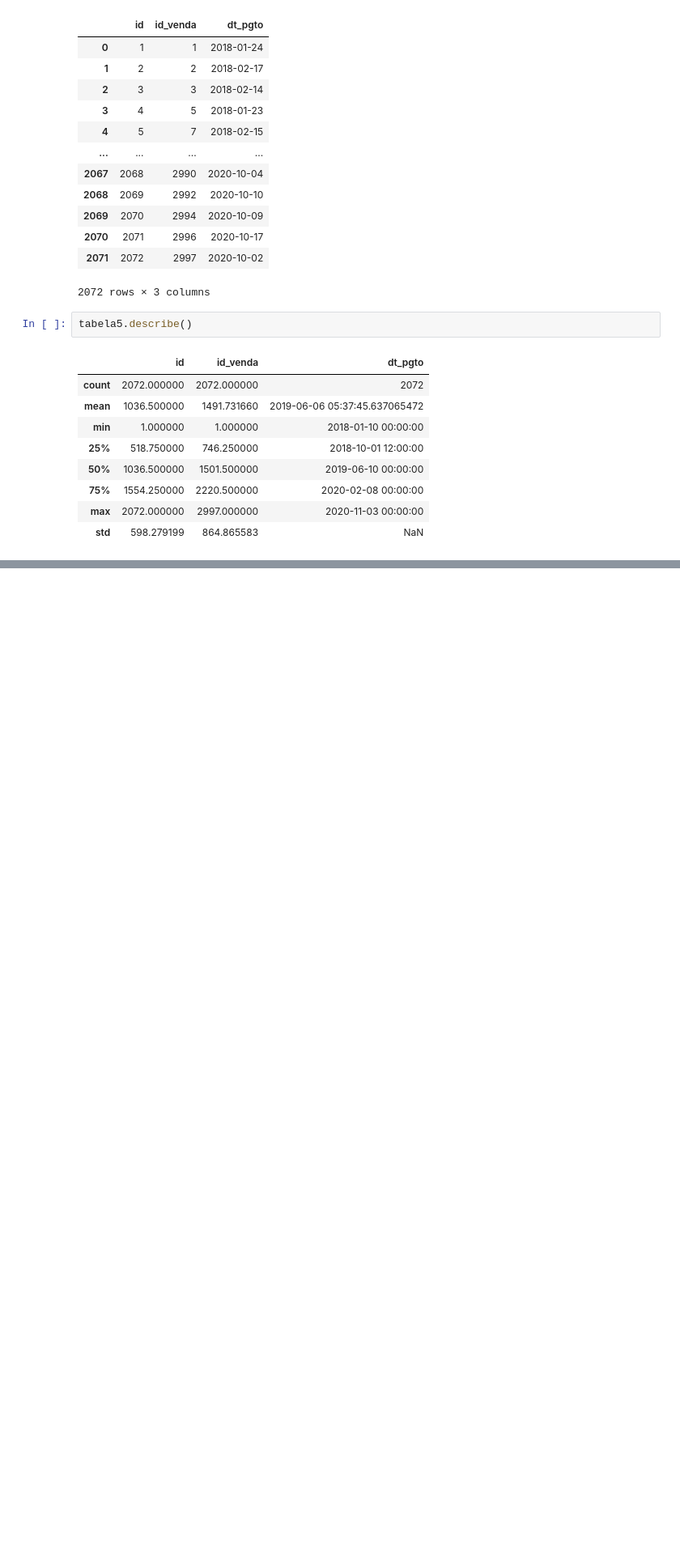
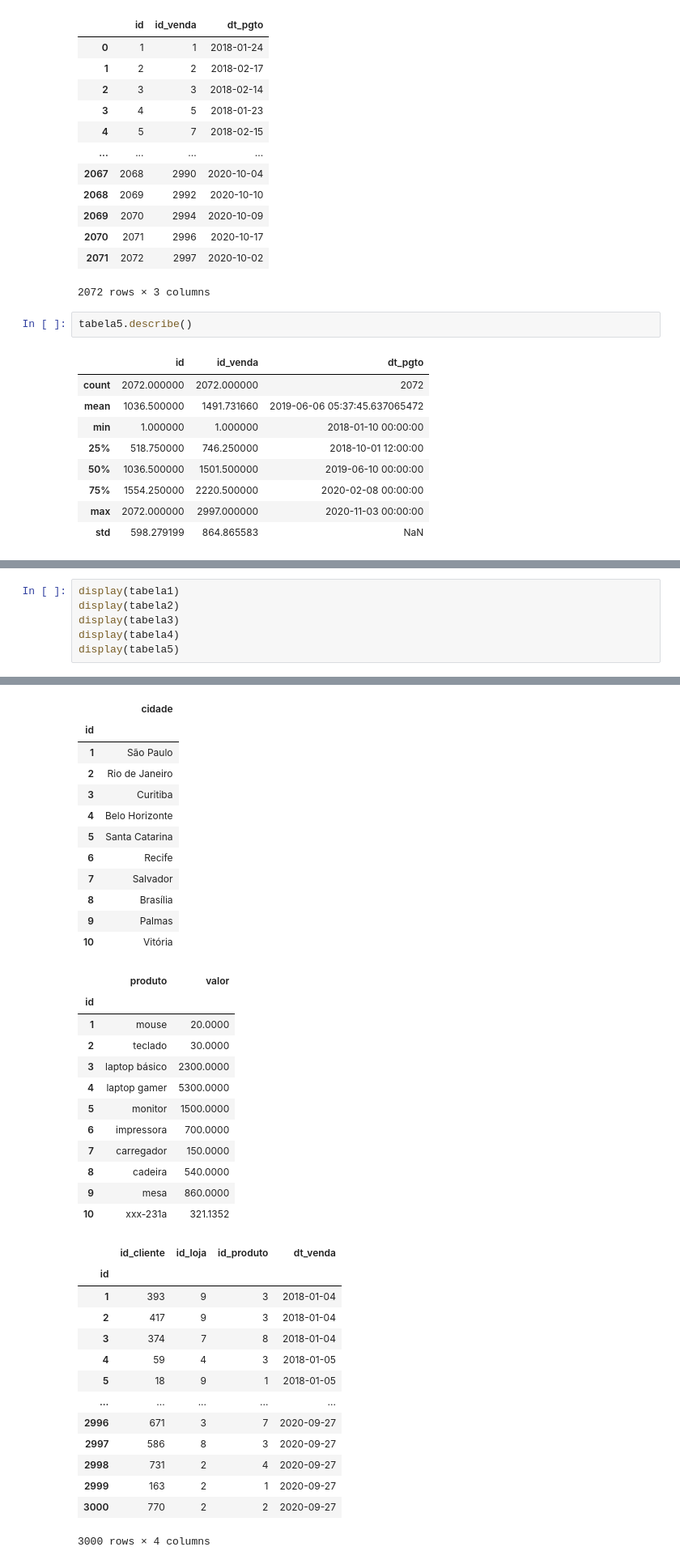
Before and after one commit to gamiel075/analise-de-dados, a Jupyter notebook: analise3.ipynb, the cells around one changed output, grey strips where cells are left out. Shown: that part at 81% size. Cells and saved outputs as stored; diff of their text form; blank space fills up the shorter version.

```diff
--- a/analise3.ipynb
+++ b/analise3.ipynb
@@ -269,0 +576,7 @@ tabela5.describe()
+# %%
+display(tabela1)
+display(tabela2)
+display(tabela3)
+display(tabela4)
+display(tabela5)
+# %% [output]
@@ -269,0 +597,38 @@ tabela5.describe()
+|  | cidade |
+| id |  |
+| 1 | São Paulo |
+| 2 | Rio de Janeiro |
+| 3 | Curitiba |
+| 4 | Belo Horizonte |
+| 5 | Santa Catarina |
+| 6 | Recife |
+| 7 | Salvador |
+| 8 | Brasília |
+| 9 | Palmas |
+| 10 | Vitória |
+|  | produto | valor |
+| id |  |  |
+| 1 | mouse | 20.0000 |
+| 2 | teclado | 30.0000 |
+| 3 | laptop básico | 2300.0000 |
+| 4 | laptop gamer | 5300.0000 |
+| 5 | monitor | 1500.0000 |
+| 6 | impressora | 700.0000 |
+| 7 | carregador | 150.0000 |
+| 8 | cadeira | 540.0000 |
+| 9 | mesa | 860.0000 |
+| 10 | xxx-231a | 321.1352 |
+|  | id_cliente | id_loja | id_produto | dt_venda |
+| id |  |  |  |  |
+| 1 | 393 | 9 | 3 | 2018-01-04 |
+| 2 | 417 | 9 | 3 | 2018-01-04 |
+| 3 | 374 | 7 | 8 | 2018-01-04 |
+| 4 | 59 | 4 | 3 | 2018-01-05 |
+| 5 | 18 | 9 | 1 | 2018-01-05 |
+| ... | ... | ... | ... | ... |
+| 2996 | 671 | 3 | 7 | 2020-09-27 |
+| 2997 | 586 | 8 | 3 | 2020-09-27 |
+| 2998 | 731 | 2 | 4 | 2020-09-27 |
+| 2999 | 163 | 2 | 1 | 2020-09-27 |
+| 3000 | 770 | 2 | 2 | 2020-09-27 |
+3000 rows × 4 columns
```
Also changed, not shown: parts of 56 cells of this notebook, 6 other files.
